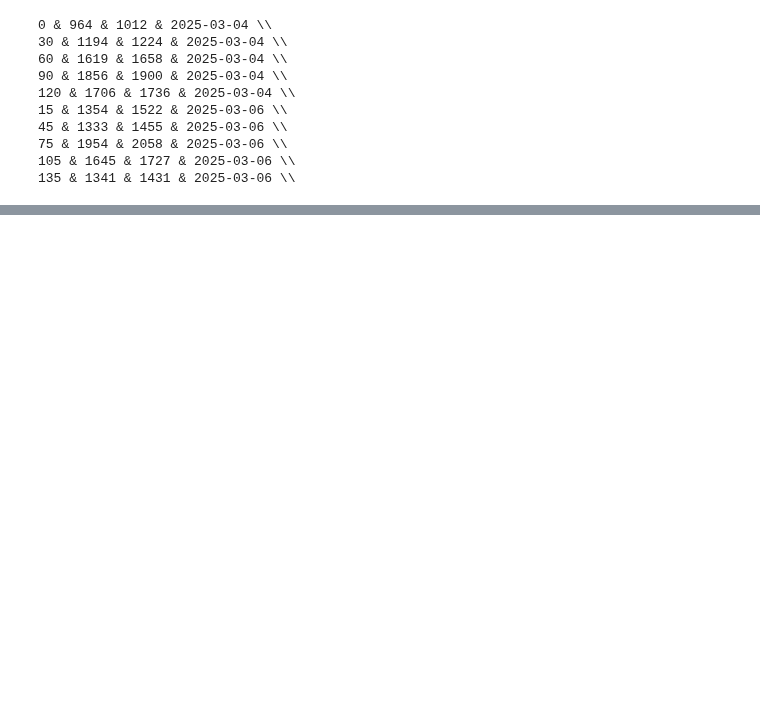
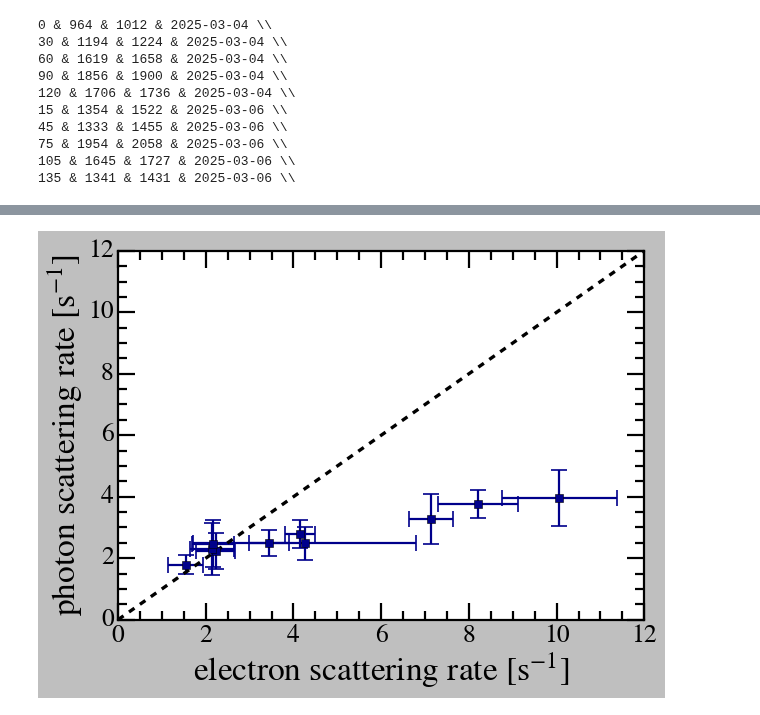
Before and after one commit to vinh-qtran/mit-jlab-sp25, a Jupyter notebook: compton/analysis.ipynb, the cells around one changed output, grey strips where cells are left out. Cells and saved outputs as stored; diff of their text form; code cells hidden in the pictures; blank space fills up the shorter version.

```diff
--- a/compton/analysis.ipynb
+++ b/compton/analysis.ipynb
@@ -396,0 +427,11 @@ plt.show()
+# %%
+plt.errorbar(electron_scattering_rates, photon_scattering_rates, xerr=electron_scattering_rates_err*5, yerr=photon_scattering_rates_err*5,
+            fmt=' s', markersize=7.5, elinewidth=2, capsize=7.5, capthick=1.5, color='darkblue')
+plt.plot([0,12],[0,12], color='black', linestyle='--')
+plt.xlabel('electron scattering rate [s$^{-1}$]')
+plt.ylabel('photon scattering rate [s$^{-1}$]')
+plt.tight_layout()
+
+plt.show()
+# %% [output]
+[figure, added]
```
Also changed, not shown: parts of 6 cells of this notebook, 3 other files.
